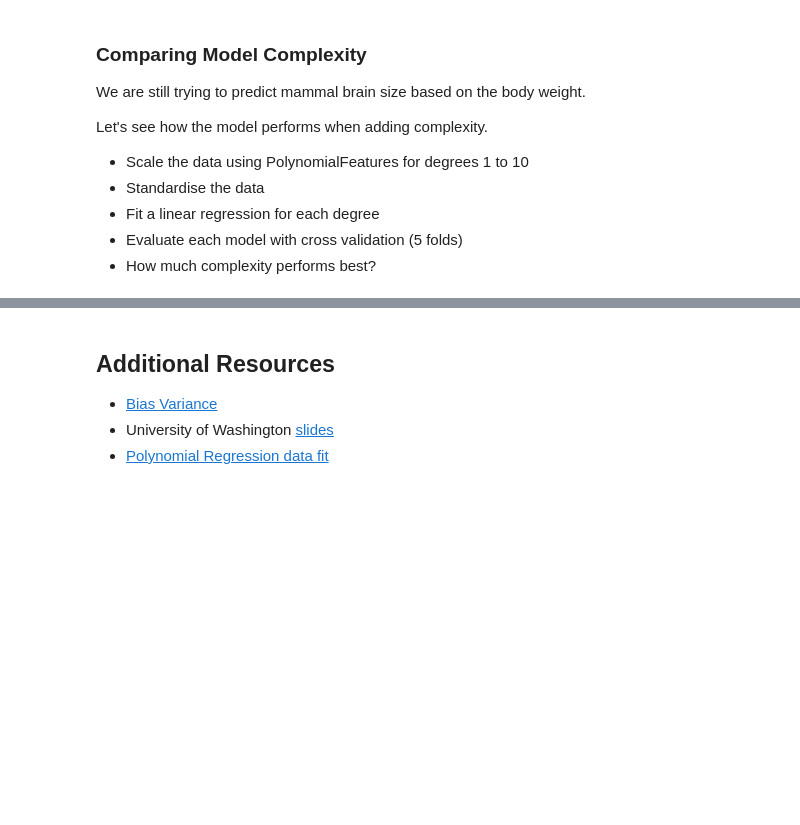
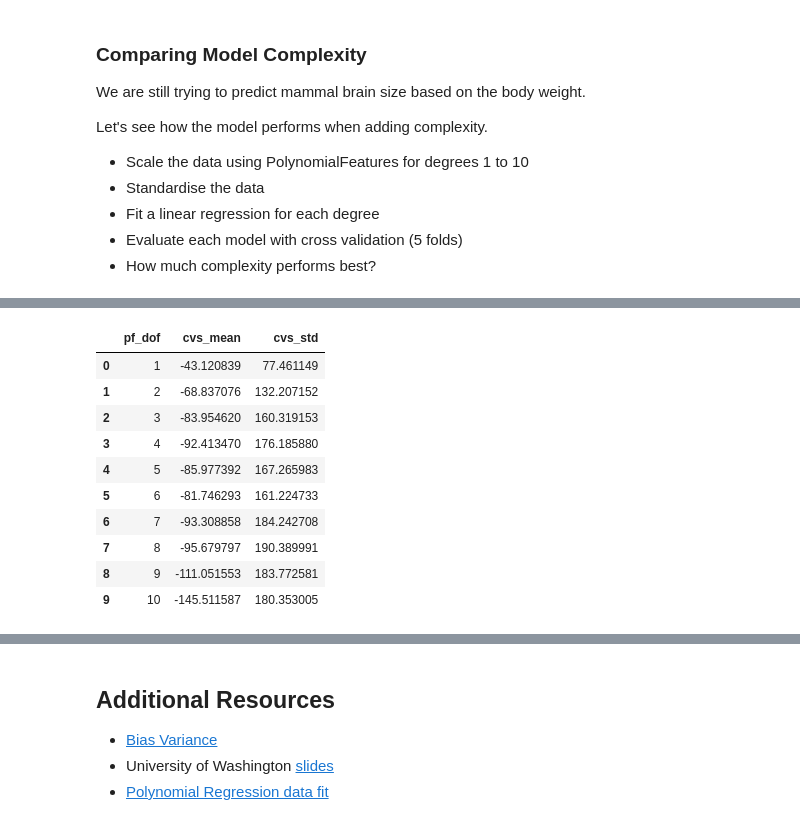
Before and after one commit to a3o1m2/DSI11-lessons, a Jupyter notebook: week03/day3_feature_scaling_dummies_bias_variance/bias-variance-lesson/bias-and-variance-starter-code.ipynb, the cells around one changed output, grey strips where cells are left out. Cells and saved outputs as stored; diff of their text form; code cells hidden in the pictures; blank space fills up the shorter version.

```diff
--- a/week03/day3_feature_scaling_dummies_bias_variance/bias-variance-lesson/bias-and-variance-starter-code.ipynb
+++ b/week03/day3_feature_scaling_dummies_bias_variance/bias-variance-lesson/bias-and-variance-starter-code.ipynb
@@ -283,0 +301,36 @@ from sklearn.model_selection import cross_val_score
+# %%
+# Polynomial feature with degrees: 1 to 10
+scores = []
+scores_std = []
+kf = KFold(n_splits=5, shuffle=True, random_state=1)
+
+for i in range(1,11):
+    pf = PolynomialFeatures(degree=i, include_bias=True)
+
+    X_pf = pf.fit_transform(Xstd)     # ... the fit_transform operation returns a np.array...
+    X_pf = pd.DataFrame(X_pf,columns=pf.get_feature_names())     # ... so, throw into a df, to see it
+
+    # Build the linear regression based on this scaled data:
+    lr_pf = LinearRegression()
+    lr_pf.fit(X_pf, y)
+
+    # Perform 5-fold cross validation
+    scores.append([i,cross_val_score(lr_pf, X_pf, y, cv=kf)])
+    scores_std.append([i,cross_val_score(lr_pf, X_pf, y, cv=kf).mean(),cross_val_score(lr_pf, X_pf, y, cv=kf).std()])
+
+scores = pd.DataFrame(scores, columns=['pf_dof','cvs'])
+scores_std = pd.DataFrame(scores_std, columns=['pf_dof','cvs_mean','cvs_std'])
+
+scores_std
+# %% [output]
+|  | pf_dof | cvs_mean | cvs_std |
+| 0 | 1 | -43.120839 | 77.461149 |
+| 1 | 2 | -68.837076 | 132.207152 |
+| 2 | 3 | -83.954620 | 160.319153 |
+| 3 | 4 | -92.413470 | 176.185880 |
+| 4 | 5 | -85.977392 | 167.265983 |
+| 5 | 6 | -81.746293 | 161.224733 |
+| 6 | 7 | -93.308858 | 184.242708 |
+| 7 | 8 | -95.679797 | 190.389991 |
+| 8 | 9 | -111.051553 | 183.772581 |
+| 9 | 10 | -145.511587 | 180.353005 |
```
Also changed, not shown: parts of 4 cells of this notebook, 3 other files.
